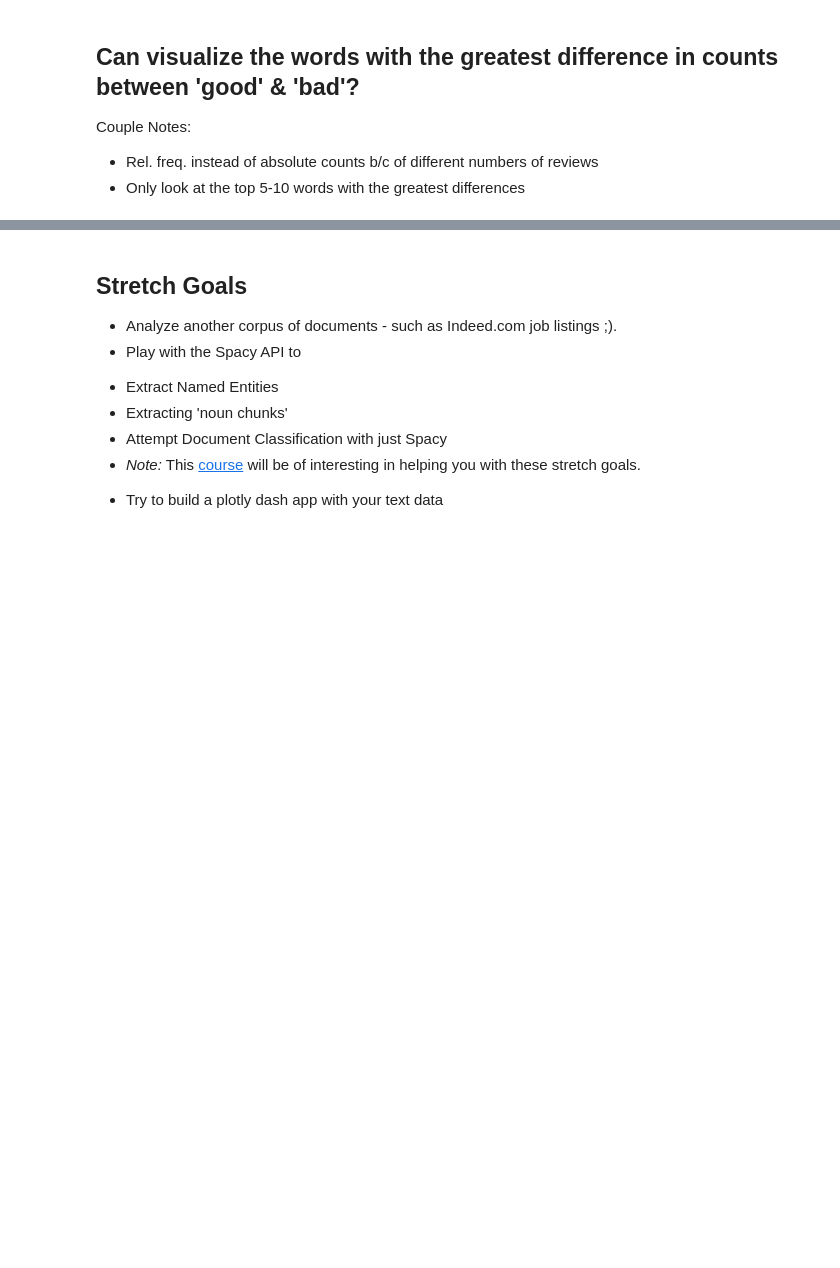
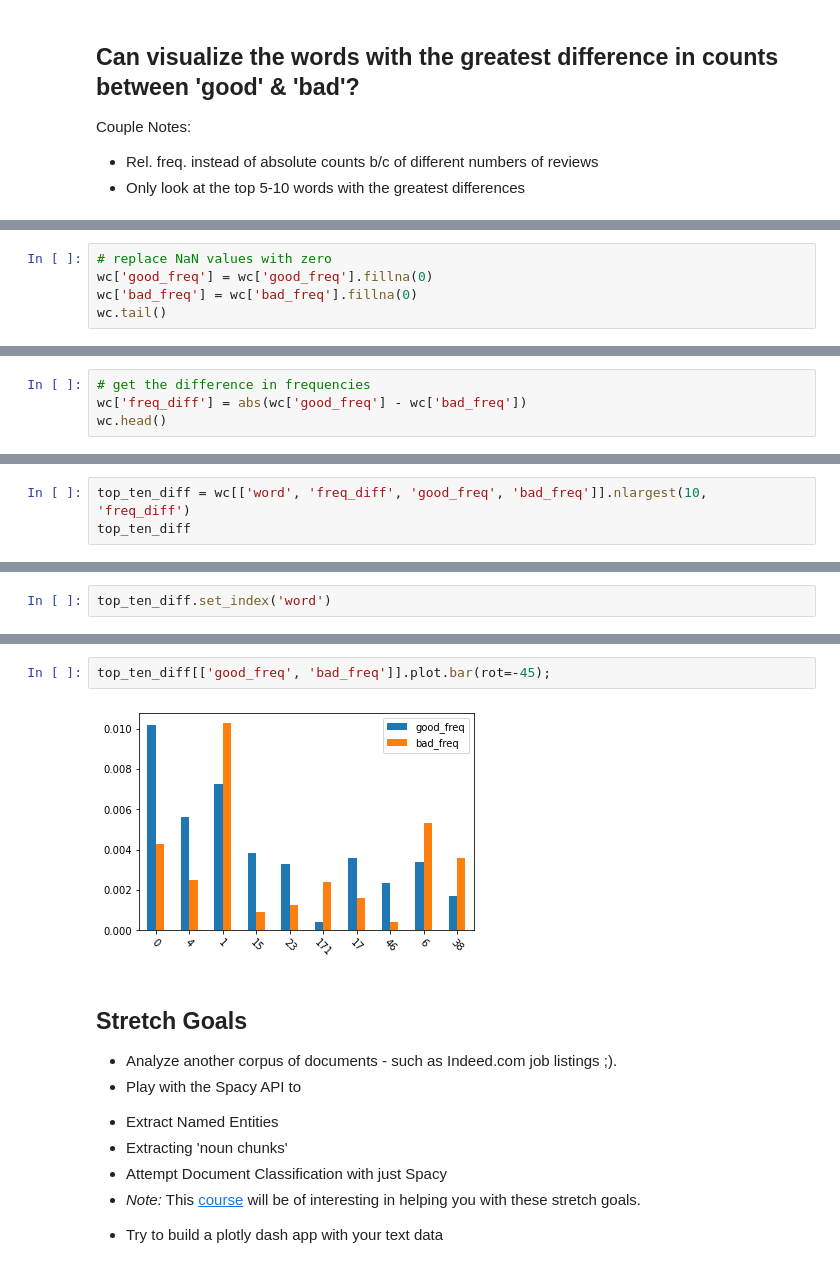
Before and after one commit to SwetaSengupta/DS-Unit-4-Sprint-1-NLP, a Jupyter notebook: module1-text-data/LS_DS_411_Text_Data_Assignment.ipynb, the cells around one changed output, grey strips where cells are left out. Cells and saved outputs as stored; diff of their text form; blank space fills up the shorter version.

```diff
--- a/module1-text-data/LS_DS_411_Text_Data_Assignment.ipynb
+++ b/module1-text-data/LS_DS_411_Text_Data_Assignment.ipynb
@@ -324,0 +324,5 @@ Couple Notes:
+# %%
+# replace NaN values with zero
+wc['good_freq'] = wc['good_freq'].fillna(0)
+wc['bad_freq'] = wc['bad_freq'].fillna(0)
+wc.tail()
@@ -324,0 +336,4 @@ Couple Notes:
+# %%
+# get the difference in frequencies
+wc['freq_diff'] = abs(wc['good_freq'] - wc['bad_freq'])
+wc.head()
@@ -324,0 +347,3 @@ Couple Notes:
+# %%
+top_ten_diff = wc[['word', 'freq_diff', 'good_freq', 'bad_freq']].nlargest(10, 'freq_diff')
+top_ten_diff
@@ -324,0 +362,2 @@ Couple Notes:
+# %%
+top_ten_diff.set_index('word')
@@ -325,3 +377,7 @@ Couple Notes:
+# %%
+top_ten_diff[['good_freq', 'bad_freq']].plot.bar(rot=-45);
+# %% [output]
+[figure, added]
 # %% [markdown]
 ## Stretch Goals
 
```
Also changed, not shown: parts of 52 cells of this notebook.
